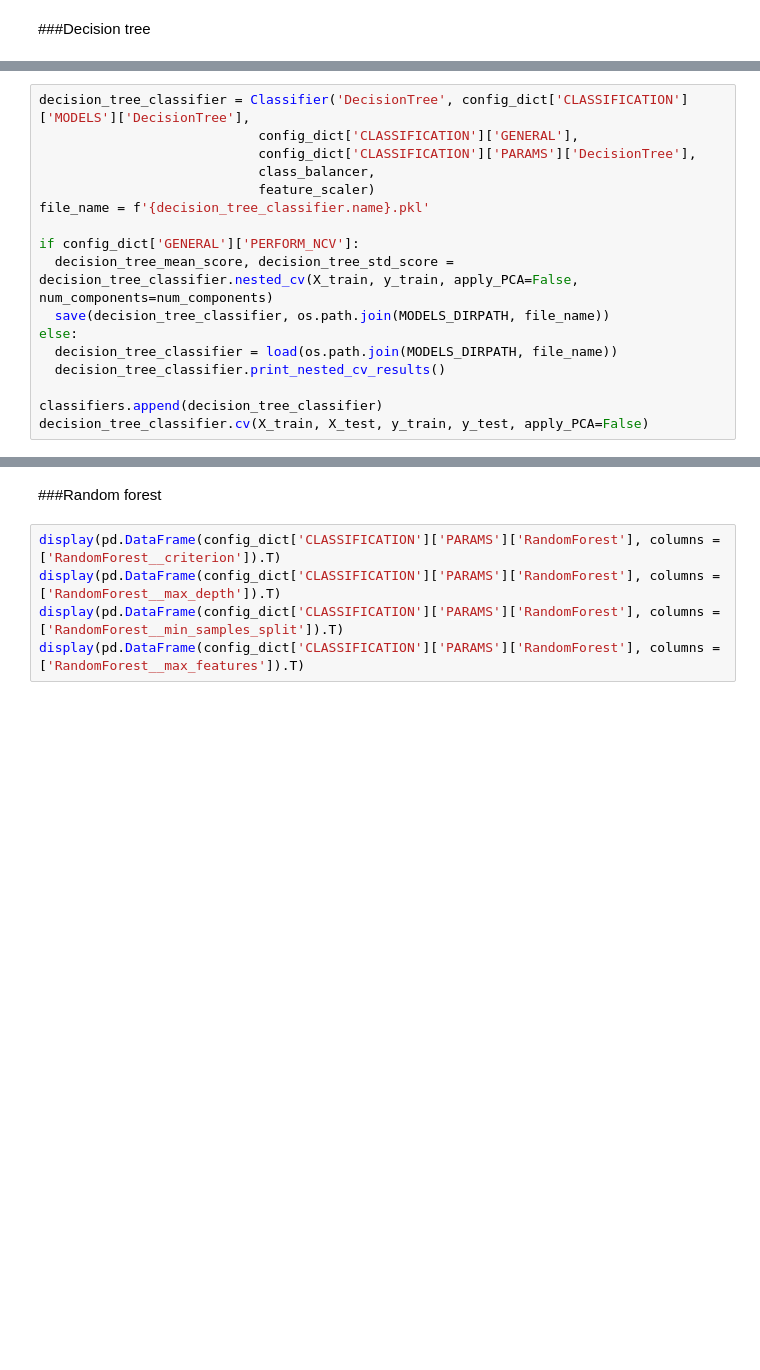
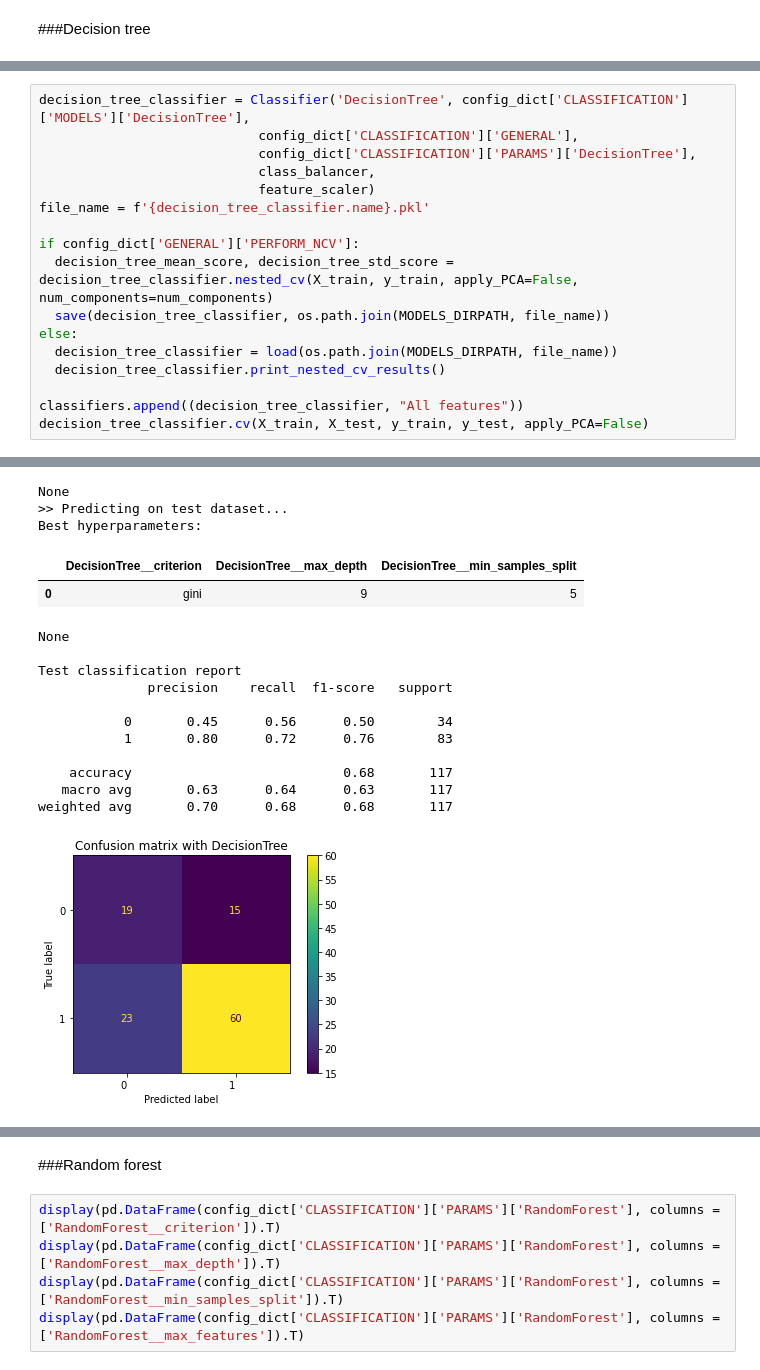
Before and after one commit to Vaxx66/DataSpaces_project, a Jupyter notebook: DataSpaces_project.ipynb, the cells around one changed output, grey strips where cells are left out. Cells and saved outputs as stored; diff of their text form; blank space fills up the shorter version.

```diff
--- a/DataSpaces_project.ipynb
+++ b/DataSpaces_project.ipynb
@@ -2184,5 +2400,6 @@ else:
   decision_tree_classifier = load(os.path.join(MODELS_DIRPATH, file_name))
   decision_tree_classifier.print_nested_cv_results()
 
-classifiers.append(decision_tree_classifier)
+classifiers.append((decision_tree_classifier, "All features"))
 decision_tree_classifier.cv(X_train, X_test, y_train, y_test, apply_PCA=False)
+# %% [output]
@@ -2189,3 +2434,20 @@ decision_tree_classifier.cv(X_train, X_test, y_train, y_test, apply_PCA=False)
+None
+>> Predicting on test dataset...
+Best hyperparameters:
+|  | DecisionTree__criterion | DecisionTree__max_depth | DecisionTree__min_samples_split |
+| 0 | gini | 9 | 5 |
+None
+
+Test classification report
+              precision    recall  f1-score   support
+
+           0       0.45      0.56      0.50        34
+           1       0.80      0.72      0.76        83
+
+    accuracy                           0.68       117
+   macro avg       0.63      0.64      0.63       117
+weighted avg       0.70      0.68      0.68       117
+[figure, added]
 # %%
 params = decision_tree_classifier.best_model.named_steps[decision_tree_classifier.name].get_params()
 print(params)
```
Also changed, not shown: parts of 29 cells of this notebook, 5 other files.
